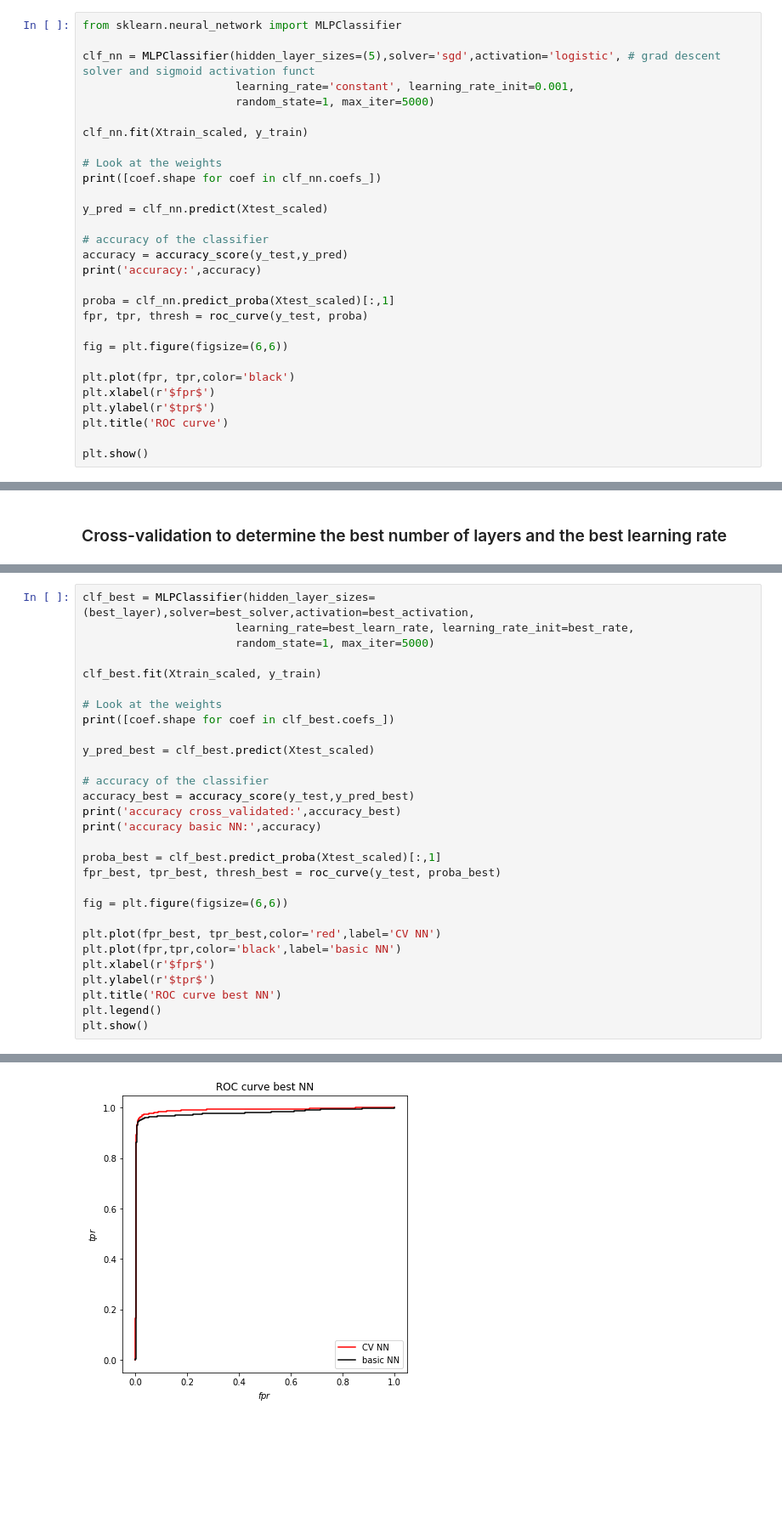
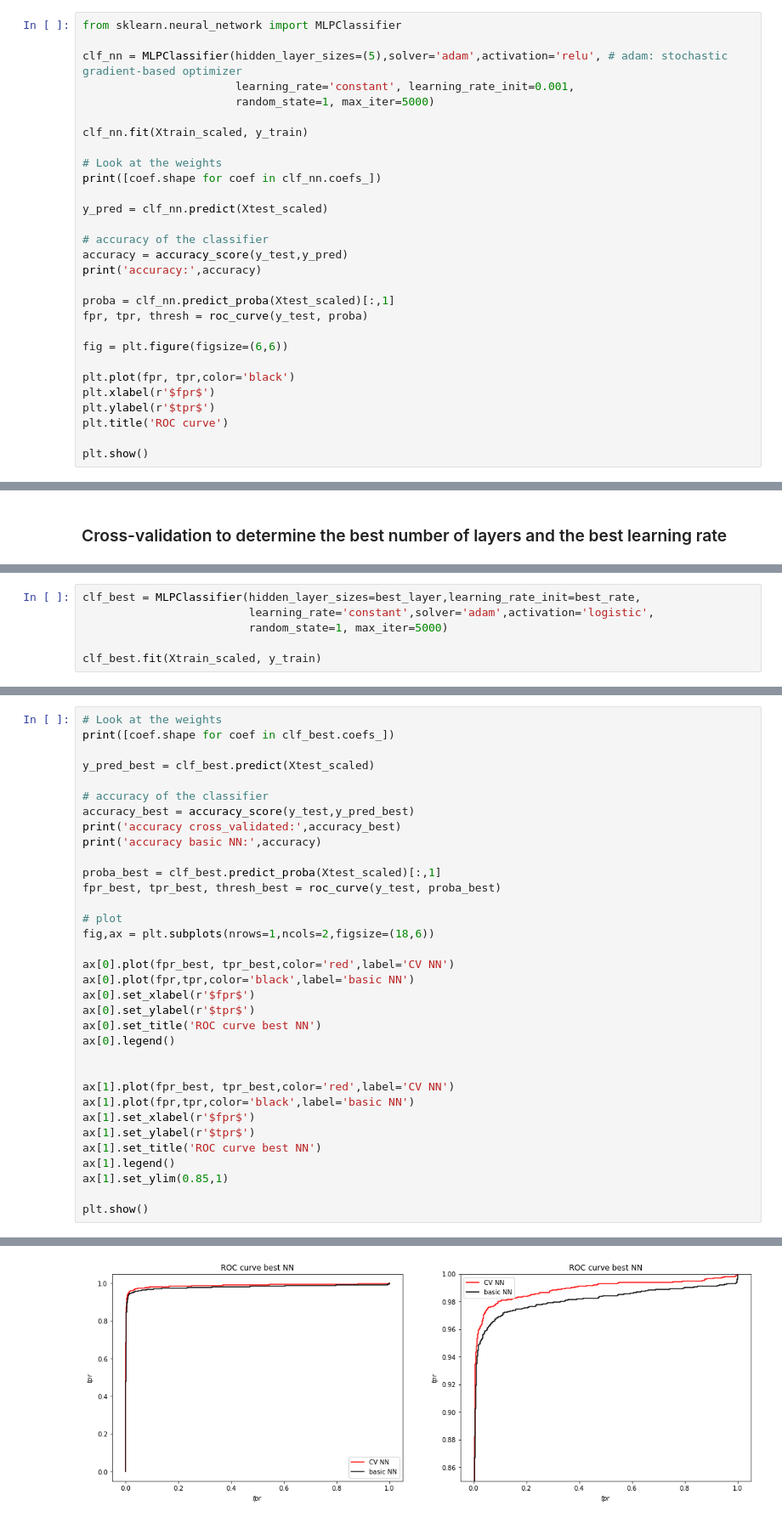
Before and after one commit to ludovicobizzarri/astrostatistics_bicocca_2024, a Jupyter notebook: working/Lesson 22/Galaxies vs Quasars with Neural Network.ipynb, the cells around one changed output, grey strips where cells are left out. Shown at 85% size. Drawn from its saved outputs; the diff is of its cells as text; blank space fills up the shorter version.

```diff
--- a/working/Lesson 22/Galaxies vs Quasars with Neural Network.ipynb
+++ b/working/Lesson 22/Galaxies vs Quasars with Neural Network.ipynb
@@ -181,7 +181,7 @@ qso_idx = np.array(data['class']==1)
 # %%
 from sklearn.neural_network import MLPClassifier
 
-clf_nn = MLPClassifier(hidden_layer_sizes=(5),solver='sgd',activation='logistic', # grad descent solver and sigmoid activation funct
+clf_nn = MLPClassifier(hidden_layer_sizes=(5),solver='adam',activation='relu', # adam: stochastic gradient-based optimizer
                        learning_rate='constant', learning_rate_init=0.001,
                        random_state=1, max_iter=5000)
 
@@ -259,0 +257,6 @@ best learning method: constant
+# %%
+clf_best = MLPClassifier(hidden_layer_sizes=best_layer,learning_rate_init=best_rate,
+                         learning_rate='constant',solver='adam',activation='logistic',
+                         random_state=1, max_iter=5000)
+
+clf_best.fit(Xtrain_scaled, y_train)
@@ -260,10 +266,4 @@ best learning method: constant
 # %%
-clf_best = MLPClassifier(hidden_layer_sizes=(best_layer),solver=best_solver,activation=best_activation,
-                       learning_rate=best_learn_rate, learning_rate_init=best_rate,
-                       random_state=1, max_iter=5000)
-
-clf_best.fit(Xtrain_scaled, y_train)
-
 # Look at the weights
 print([coef.shape for coef in clf_best.coefs_])
 
@@ -277,13 +277,24 @@ print('accuracy basic NN:',accuracy)
 proba_best = clf_best.predict_proba(Xtest_scaled)[:,1]
 fpr_best, tpr_best, thresh_best = roc_curve(y_test, proba_best)
 
-fig = plt.figure(figsize=(6,6))
+# plot
+fig,ax = plt.subplots(nrows=1,ncols=2,figsize=(18,6))
 
-plt.plot(fpr_best, tpr_best,color='red',label='CV NN')
-plt.plot(fpr,tpr,color='black',label='basic NN')
-plt.xlabel(r'$fpr$')
-plt.ylabel(r'$tpr$')
-plt.title('ROC curve best NN')
-plt.legend()
+ax[0].plot(fpr_best, tpr_best,color='red',label='CV NN')
+ax[0].plot(fpr,tpr,color='black',label='basic NN')
+ax[0].set_xlabel(r'$fpr$')
+ax[0].set_ylabel(r'$tpr$')
+ax[0].set_title('ROC curve best NN')
+ax[0].legend()
+
+
+ax[1].plot(fpr_best, tpr_best,color='red',label='CV NN')
+ax[1].plot(fpr,tpr,color='black',label='basic NN')
+ax[1].set_xlabel(r'$fpr$')
+ax[1].set_ylabel(r'$tpr$')
+ax[1].set_title('ROC curve best NN')
+ax[1].legend()
+ax[1].set_ylim(0.85,1)
+
 plt.show()
 # %% [output]
@@ -293 +304 @@ accuracy basic NN: 0.9840666666666666
-[figure, old version]
+[figure, new version]
```
Also changed, not shown: parts of 11 cells of this notebook.
